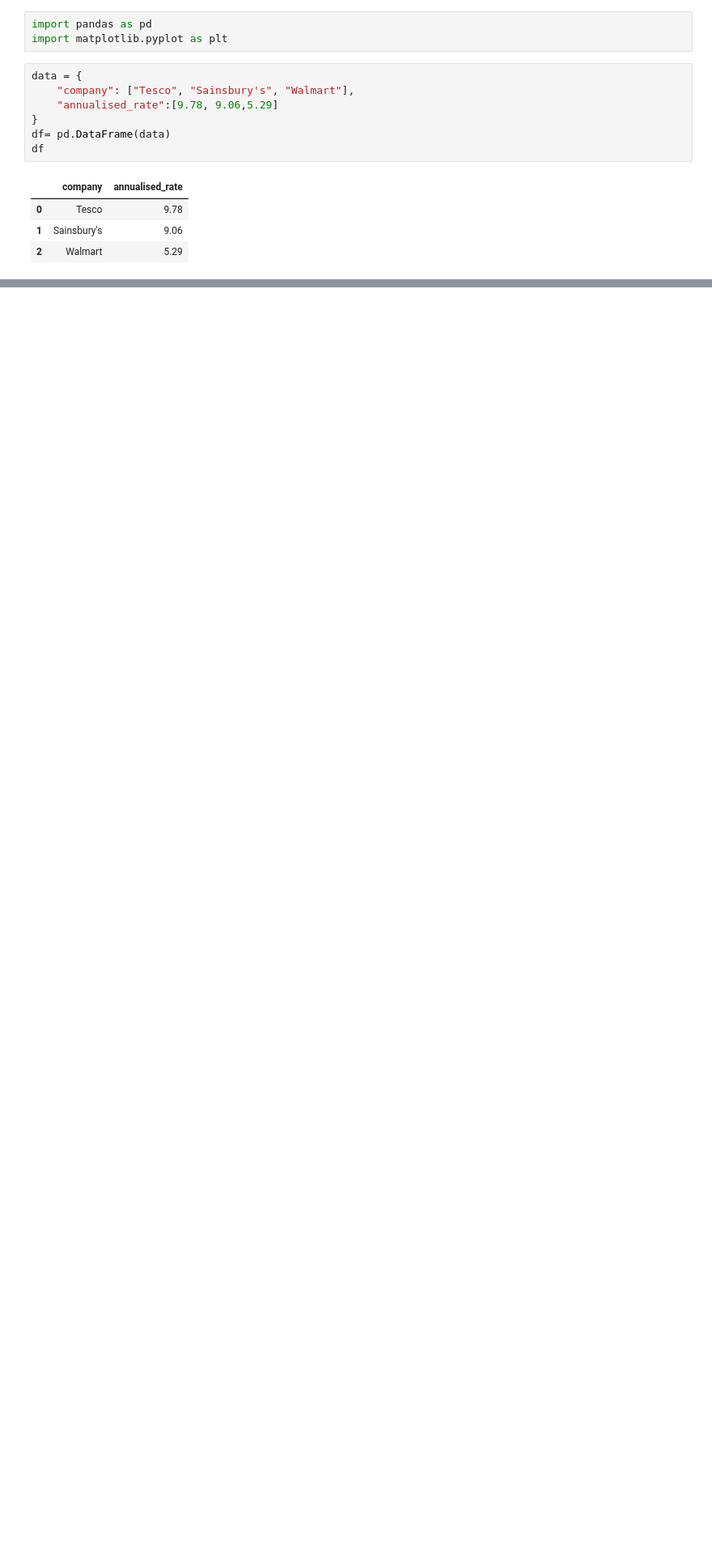
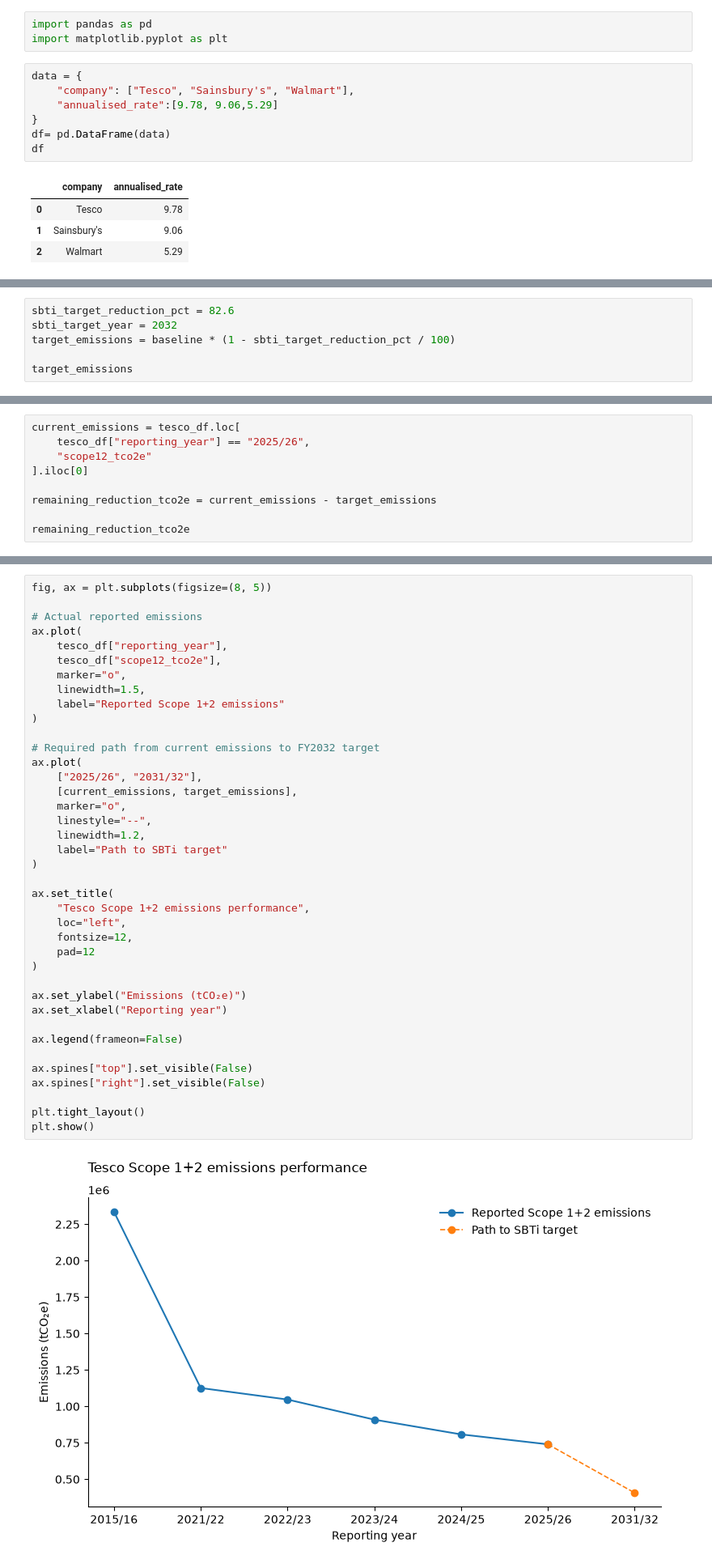
Before and after one commit to naema-bakar/retail-sustainability-benchmarking, a Jupyter notebook: notebooks/01_sbti_target_analysis.ipynb, the cells around one changed output, grey strips where cells are left out. Shown at 81% size. Cells and saved outputs as stored; diff of their text form; blank space fills up the shorter version.

Commit message:
Add Tesco emissions performance and SBTi pathway analysis

```diff
--- a/notebooks/01_sbti_target_analysis.ipynb
+++ b/notebooks/01_sbti_target_analysis.ipynb
@@ -88,0 +162,6 @@ plt.show()
+# %%
+sbti_target_reduction_pct = 82.6
+sbti_target_year = 2032
+target_emissions = baseline * (1 - sbti_target_reduction_pct / 100)
+
+target_emissions
@@ -88,0 +170,9 @@ plt.show()
+# %%
+current_emissions = tesco_df.loc[
+    tesco_df["reporting_year"] == "2025/26",
+    "scope12_tco2e"
+].iloc[0]
+
+remaining_reduction_tco2e = current_emissions - target_emissions
+
+remaining_reduction_tco2e
@@ -88,0 +233,41 @@ plt.show()
+# %%
+fig, ax = plt.subplots(figsize=(8, 5))
+
+# Actual reported emissions
+ax.plot(
+    tesco_df["reporting_year"],
+    tesco_df["scope12_tco2e"],
+    marker="o",
+    linewidth=1.5,
+    label="Reported Scope 1+2 emissions"
+)
+
+# Required path from current emissions to FY2032 target
+ax.plot(
+    ["2025/26", "2031/32"],
+    [current_emissions, target_emissions],
+    marker="o",
+    linestyle="--",
+    linewidth=1.2,
+    label="Path to SBTi target"
+)
+
+ax.set_title(
+    "Tesco Scope 1+2 emissions performance",
+    loc="left",
+    fontsize=12,
+    pad=12
+)
+
+ax.set_ylabel("Emissions (tCO₂e)")
+ax.set_xlabel("Reporting year")
+
+ax.legend(frameon=False)
+
+ax.spines["top"].set_visible(False)
+ax.spines["right"].set_visible(False)
+
+plt.tight_layout()
+plt.show()
+# %% [output]
+[figure, added]
```
Also changed, not shown: parts of 11 cells of this notebook.
